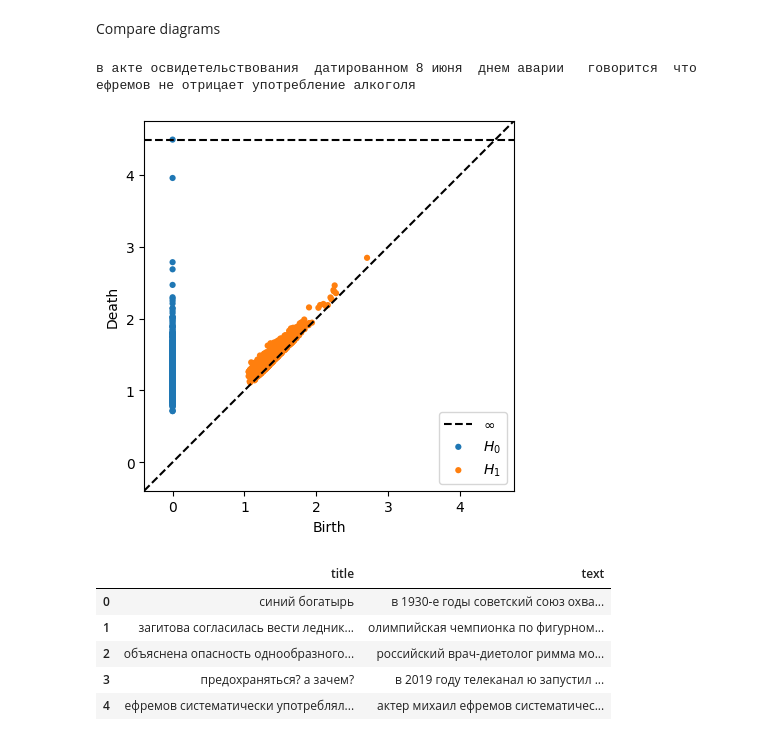
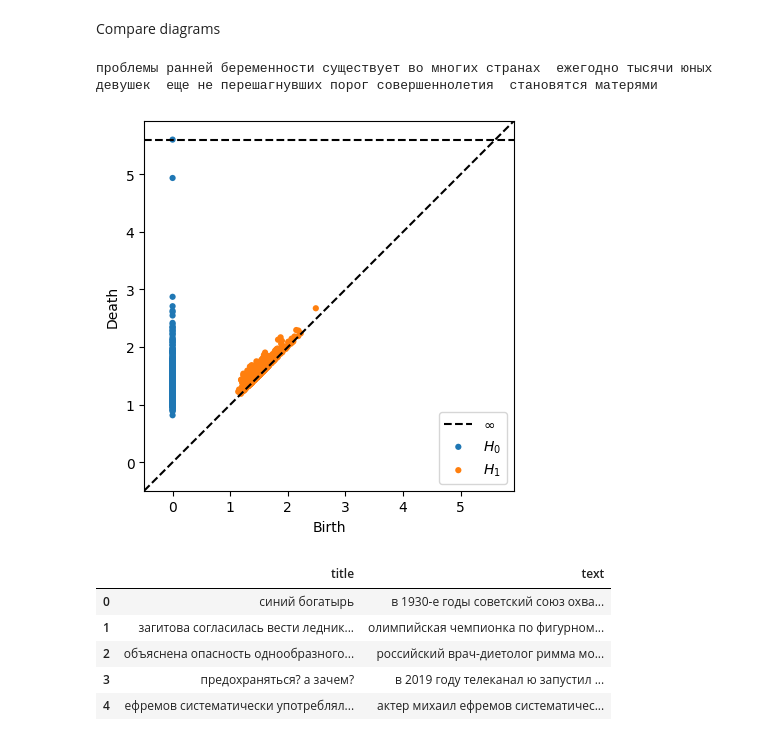
Before and after one commit to MalchuL/TDA_on_news, a Jupyter notebook: TDA_on_russian_news.ipynb, the cells around one changed output. Drawn from its saved outputs; the diff is of its cells as text; code cells hidden in the pictures.

```diff
--- a/TDA_on_russian_news.ipynb
+++ b/TDA_on_russian_news.ipynb
@@ -407,18 +372,18 @@ def find_min_distance(key_dmg, dmgs, axis=1):
 # %% [markdown]
 Compare diagrams
 # %%
-question = 'В акте освидетельствования, датированном 8 июня (днем аварии), говорится, что Ефремов не отрицает употребление алкоголя'
+#question = 'В акте освидетельствования, датированном 8 июня (днем аварии), говорится, что Ефремов не отрицает употребление алкоголя'
 #question = 'Днем 9 июня Ефремова доставили на допрос в УВД по Центральному административному округу Москвы. Изначально полиция завела в отношении актера уголовное дело о причинении тяжкого вреда здоровью человека при нарушении правил дорожного движения в состоянии опьянения.'
-#question = 'Проблемы ранней беременности существует во многих странах. Ежегодно тысячи юных девушек, еще не перешагнувших порог совершеннолетия, становятся матерями.'
+question = 'Проблемы ранней беременности существует во многих странах. Ежегодно тысячи юных девушек, еще не перешагнувших порог совершеннолетия, становятся матерями.'
 
 question = re.sub('\@|\$|\*|\[|\]|\(|\)|\"|\^|\~|\{|\}|\<|\>|\,|\'|\:|\»|\«' + '|\.|\!|\?', ' ', question).lower()
 print(question)
 _, data, *_ = m(re.split('\. |\! |\? ', question))
 question_dgm = get_dmgs(data[0])
 plot_diagrams(question_dgm, show=True)
 # %% [output]
-в акте освидетельствования  датированном 8 июня  днем аварии   говорится  что ефремов не отрицает употребление алкоголя
+проблемы ранней беременности существует во многих странах  ежегодно тысячи юных девушек  еще не перешагнувших порог совершеннолетия  становятся матерями
-[figure, old version]
+[figure, new version]
 # %%
 news_data.head()
 # %% [output]
```
Also changed, not shown: parts of 10 cells of this notebook, 2 other files.
